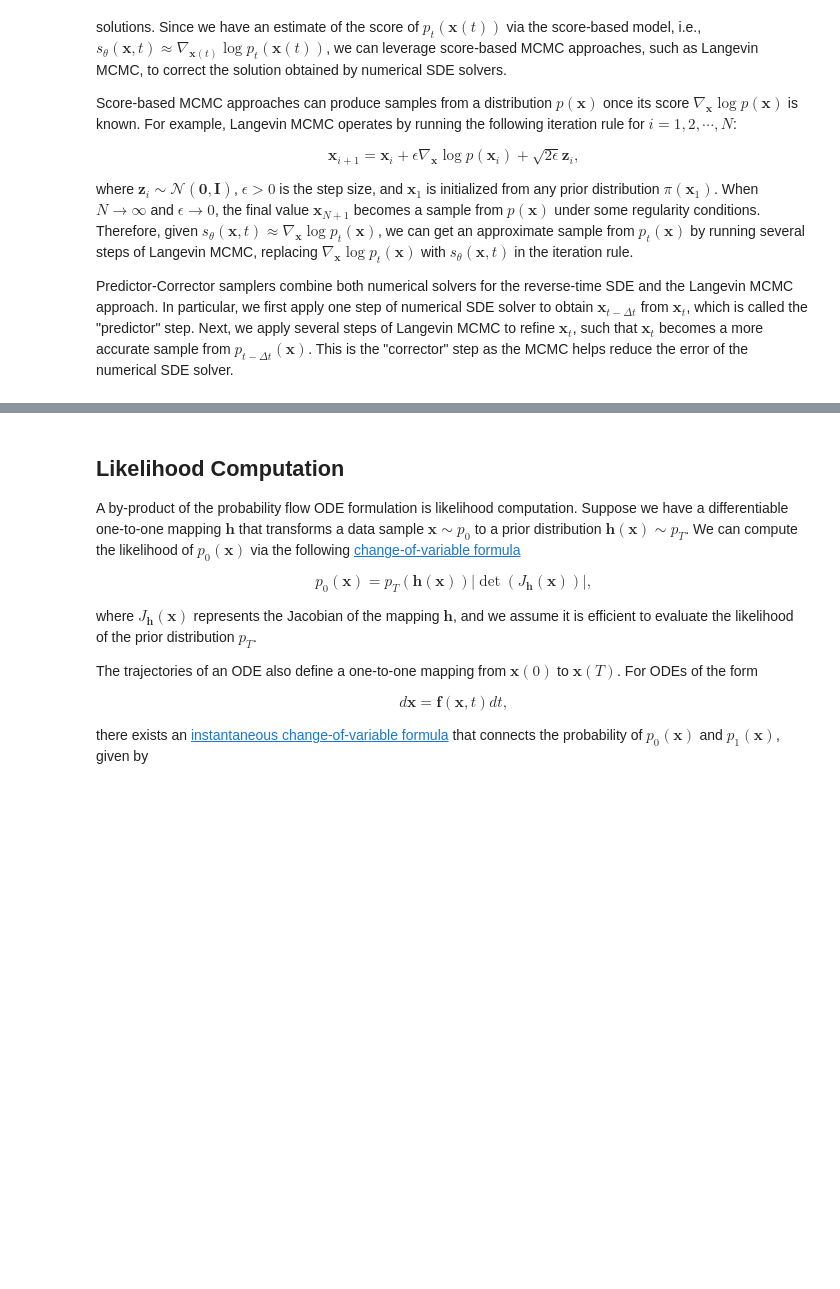
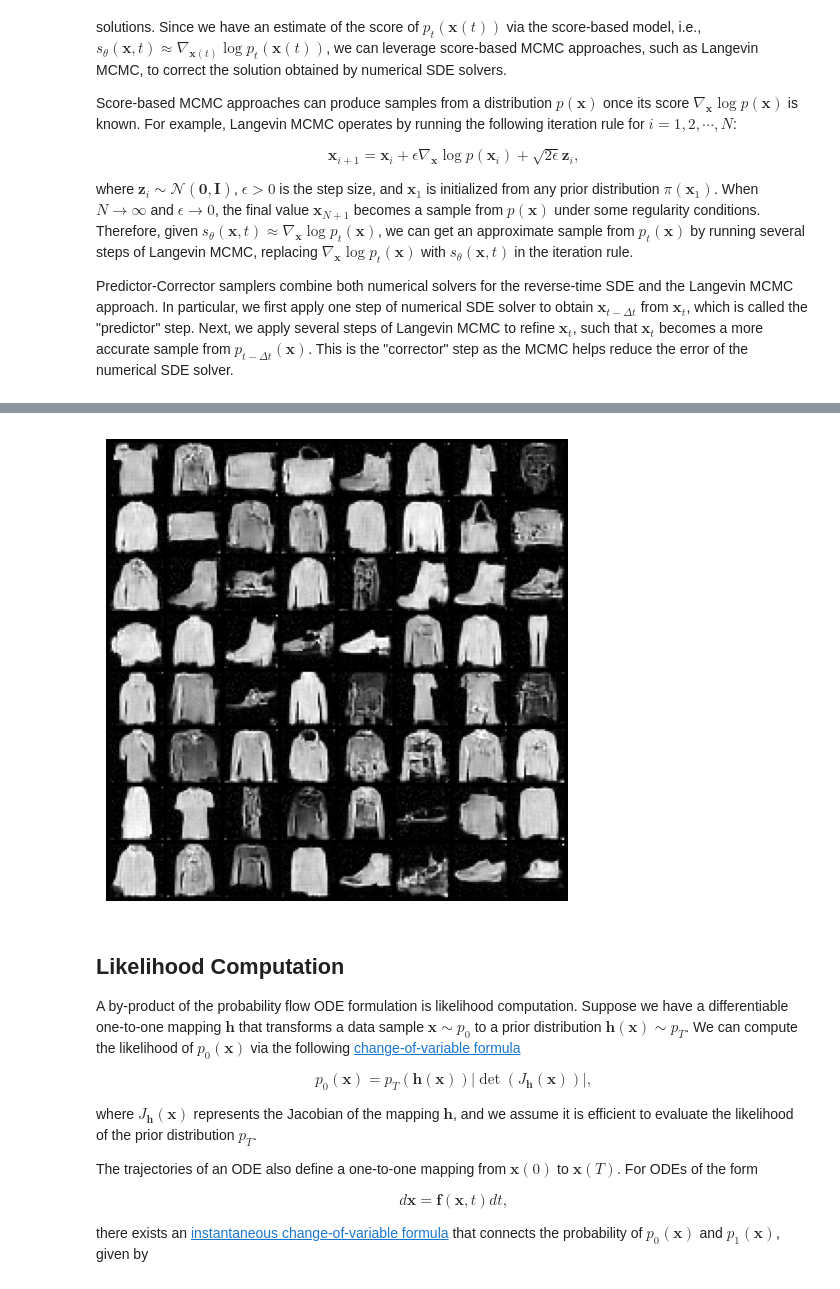
Before and after one commit to konkinit/score_sde_pytorch, a Jupyter notebook: score-based-generative-modeling.ipynb, the cells around one changed output, grey strips where cells are left out. Drawn from its saved outputs; the diff is of its cells as text; code cells hidden in the pictures; blank space fills up the shorter version.

Commit message:
score model with mnistfashion

```diff
--- a/score-based-generative-modeling.ipynb
+++ b/score-based-generative-modeling.ipynb
@@ -278,7 +276,8 @@ import functools
 from torch.optim import Adam
 from torch.utils.data import DataLoader
 import torchvision.transforms as transforms
-from torchvision.datasets import MNIST
+from torchvision.datasets import *
+import tensorflow_datasets as tfds
 import tqdm
 from tqdm.notebook import trange
 
@@ -291,7 +290,7 @@ batch_size =  32 #@param {'type':'integer'}
 ## learning rate
 lr=1e-4 #@param {'type':'number'}
 
-dataset = MNIST('.', train=True, transform=transforms.ToTensor(), download=True)
+dataset = FashionMNIST('.', train=True, transform=transforms.ToTensor(), download=True)
 data_loader = DataLoader(dataset, batch_size=batch_size, shuffle=True, num_workers=4)
 
 optimizer = Adam(score_model.parameters(), lr=lr)
@@ -312,6 +311,6 @@ for epoch in tqdm_epoch:
   # Update the checkpoint after each epoch of training.
   torch.save(
     score_model.state_dict(),
-    'ckpt.pth'
+    './exp/ve/fashionmnist_ncsnpp_continuous/checkpoint.pth'
   )
 # %%
@@ -546,33 +545,40 @@ def ode_sampler(score_model,
 # %%
 #@title Sampling (double click to expand or collapse)
 
 from torchvision.utils import make_grid
 
 ## Load the pre-trained checkpoint from disk.
 device = 'cuda' #@param ['cuda', 'cpu'] {'type':'string'}
-ckpt = torch.load('ckpt.pth', map_location=device)
+ckpt = torch.load(
+    './exp/ve/fashionmnist_ncsnpp_continuous/checkpoint.pth',
+    map_location=device
+    )
 score_model.load_state_dict(ckpt)
 
 sample_batch_size = 64 #@param {'type':'integer'}
-sampler = ode_sampler #@param ['Euler_Maruyama_sampler', 'pc_sampler', 'ode_sampler'] {'type': 'raw'}
+sampler = pc_sampler #@param ['Euler_Maruyama_sampler', 'pc_sampler', 'ode_sampler'] {'type': 'raw'}
+sampler_ = "pc_sampler" #@param ['Euler_Maruyama_sampler', 'pc_sampler', 'ode_sampler'] {'type': 'text'}
 
 ## Generate samples using the specified sampler.
 samples = sampler(score_model,
                   marginal_prob_std_fn,
                   diffusion_coeff_fn,
                   sample_batch_size,
                   device=device)
 
 ## Sample visualization.
 samples = samples.clamp(0.0, 1.0)
 %matplotlib inline
 import matplotlib.pyplot as plt
 sample_grid = make_grid(samples, nrow=int(np.sqrt(sample_batch_size)))
 
 plt.figure(figsize=(6,6))
 plt.axis('off')
 plt.imshow(sample_grid.permute(1, 2, 0).cpu(), vmin=0., vmax=1.)
+plt.savefig(f"./assets/fashionmnist_sampling_{sampler_}.png")
 plt.show()
+# %% [output]
+[figure, added]
 # %% [markdown]
 ## Likelihood Computation
 
```
Also changed, not shown: parts of 4 cells of this notebook, 40 other files.
